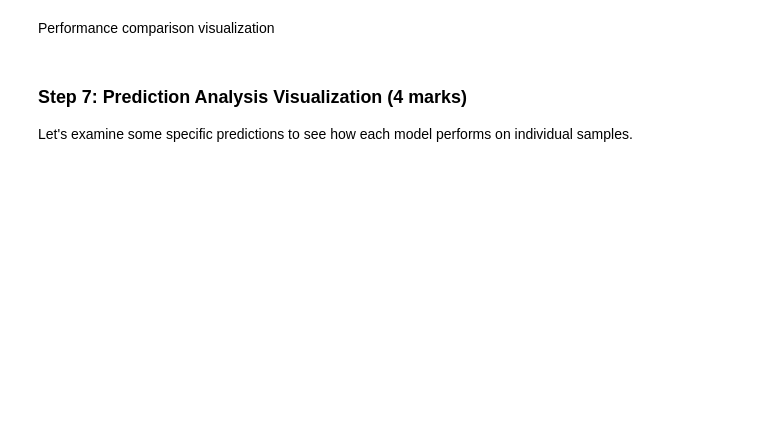
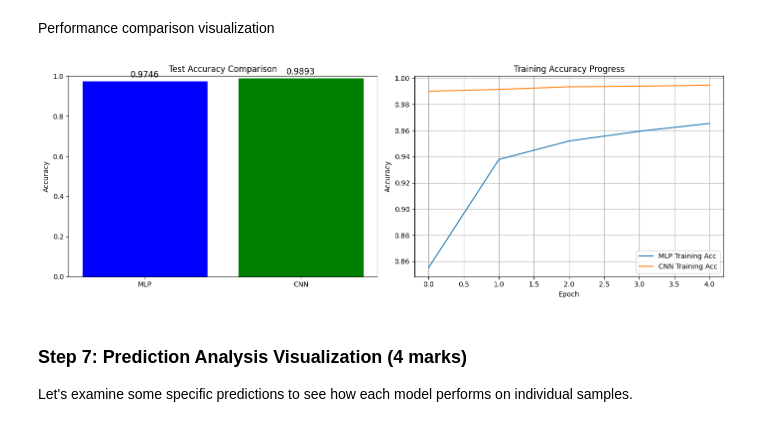
Before and after one commit to caydincleland/ENGG680_2025_Fall_group8Fork, a Jupyter notebook: assignment2/Assignment2_Upload.ipynb, the cells around one changed output. Drawn from its saved outputs; the diff is of its cells as text; code cells hidden in the pictures; blank space fills up the shorter version.

```diff
--- a/assignment2/Assignment2_Upload.ipynb
+++ b/assignment2/Assignment2_Upload.ipynb
@@ -1564,14 +1577,23 @@ Using .predict(), .evaluate() functions as we used in part2
 # Get test loss and accuracy, make predictions, convert probabilities to class labels
 
 # your code here for mlp (1.5 marks)
+mlp_loss, mlp_acc = mlp_model.evaluate(X_test_normalized, y_test_categorical, verbose=0)
+mlp_predictions = mlp_model.predict(X_test_normalized)
 
 # Note: The model outputs class probabilities (softmax). We convert these to discrete class labels by taking the index of the maximum probability (argmax).
 # These integer labels (0-9) are required for computing accuracy, building confusion matrices, and for plotting / comparing predicted vs true labels.
 mlp_predicted_classes = np.argmax(mlp_predictions, axis=1)
 
 # your code here for cnn (1.5 marks)
+cnn_loss, cnn_acc = cnn_model.evaluate(X_test_normalized, y_test_categorical, verbose=0)
+cnn_predictions = cnn_model.predict(X_test_normalized)
 
 # Similarly, convert CNN predicted probabilities to class labels
-
+cnn_predicted_classes = np.argmax(cnn_predictions, axis=1)
 
 # Display Results
+print("MLP Accuracy:", mlp_acc)
+print("MLP Loss:", mlp_loss)
+
+print("CNN Accuracy:", cnn_acc)
+print("CNN Loss:", cnn_loss)
@@ -1580,12 +1609,38 @@ Performance comparison visualization
 # %%
 # Create side-by-side bar chart for model accuracy comparison and line plot for training progress comparison
 # (1 marks)
 # put them in a single figure horizontally
 # Add titles, labels, legends for clarity
 # hint: use .history() function to get training history from the training step
 
+fig, axes = plt.subplots(1, 2, figsize=(14, 5))
 
+
+models = ['MLP', 'CNN']
+accuracies = [mlp_acc, cnn_acc]
+
+axes[0].bar(models, accuracies, color=['blue', 'green'])
+axes[0].set_title("Test Accuracy Comparison")
+axes[0].set_ylabel("Accuracy")
+axes[0].set_ylim(0, 1)
+
+
+for i, acc in enumerate(accuracies):
+    axes[0].text(i, acc + 0.02, f"{acc:.4f}", ha='center', fontsize=12)
+
+
+axes[1].plot(mlp_history.history['accuracy'], label='MLP Training Acc')
+axes[1].plot(cnn_history.history['accuracy'], label='CNN Training Acc')
+axes[1].set_title("Training Accuracy Progress")
+axes[1].set_xlabel("Epoch")
+axes[1].set_ylabel("Accuracy")
+axes[1].legend()
+axes[1].grid(True)
+
+plt.tight_layout()
 plt.show()
+# %% [output]
+[figure, added]
 # %% [markdown]
 ### Step 7: Prediction Analysis Visualization (4 marks)
 
```
Also changed, not shown: parts of 8 cells of this notebook.
